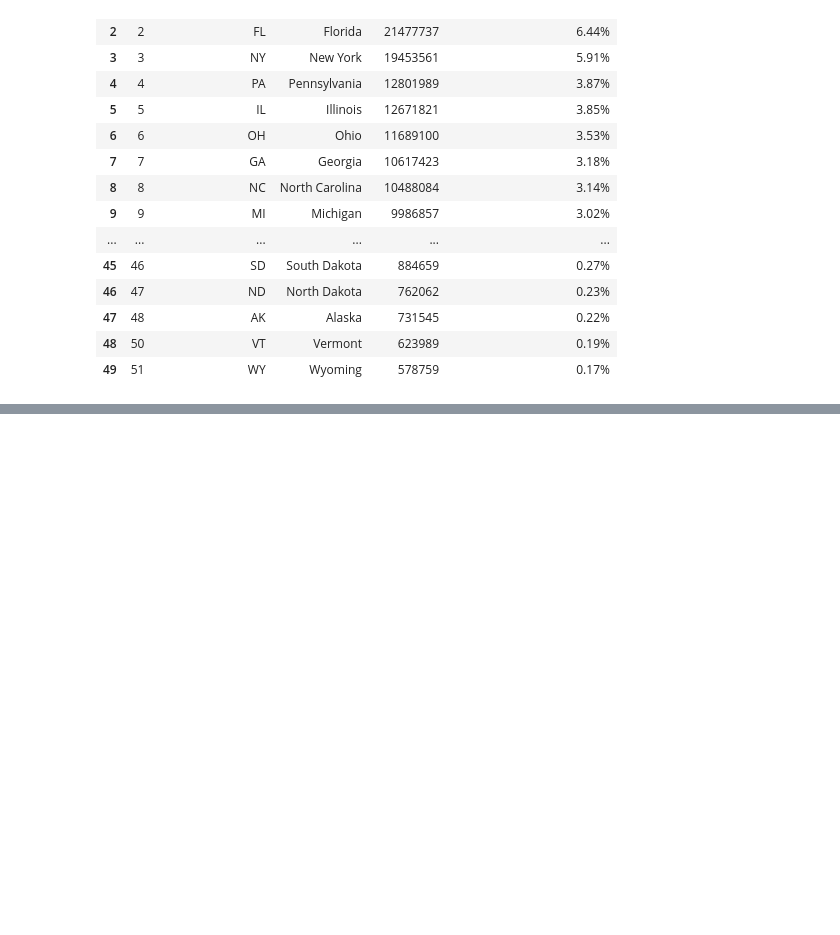
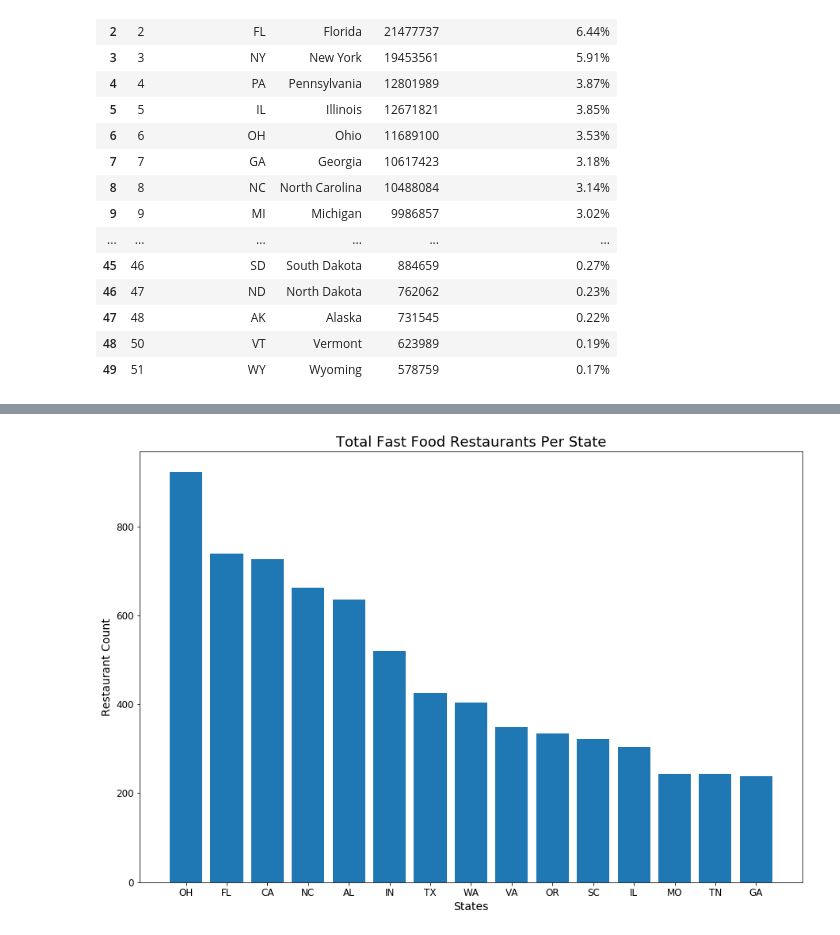
Before and after one commit to jhye1023/States-FastFood-Project, a Jupyter notebook: ETL_main.ipynb, the cells around one changed output, grey strips where cells are left out. Saved outputs shown, nothing was run; the diff lists cells and outputs as text; code cells hidden in the pictures; blank space fills up the shorter version.

```diff
--- a/ETL_main.ipynb
+++ b/ETL_main.ipynb
@@ -222,0 +247,6 @@ pd.read_sql_query('select * from restaurant', con=engine).head()
+# %%
+#Top 15 states by restaurant count
+top_15_rest_count = pd.read_sql_query('SELECT r."State", s."Population", COUNT(r."Restaurant_Name") restaurant_count FROM state_population s\
+                  JOIN restaurant r ON s."State Abbreviation" = r."State"\
+                  GROUP BY r."State", s."Population" ORDER BY restaurant_count DESC LIMIT 15;', con=engine)
+top_15_rest_count
@@ -222,0 +270,13 @@ pd.read_sql_query('select * from restaurant', con=engine).head()
+# %%
+#Creating bar graph for total fast food restaurants per state
+plt.figure(figsize=(15,10))
+top_15_rest_count = plt.bar(top_15_rest_count['State'], top_15_rest_count['restaurant_count'])
+plt.xlabel('States', size = 14)
+plt.xticks(size = 12)
+plt.ylabel('Restaurant Count', size = 14)
+plt.yticks(size = 12)
+plt.title('Total Fast Food Restaurants Per State', size=18)
+plt.savefig('Images/Top15StatesByRestCount.png')
+plt.show()
+# %% [output]
+[figure, added]
```
Also changed, not shown: parts of 27 cells of this notebook, 5 other files.
